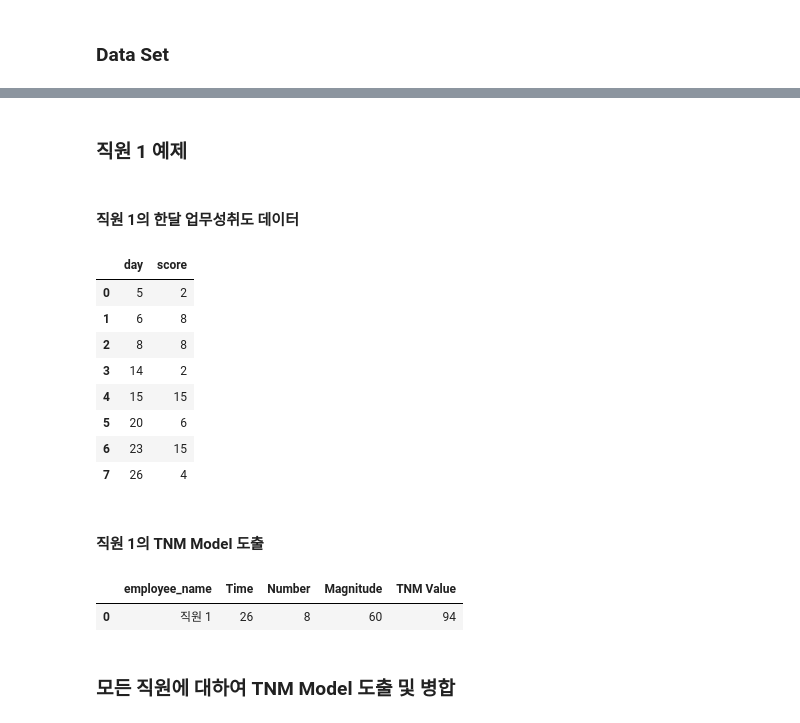
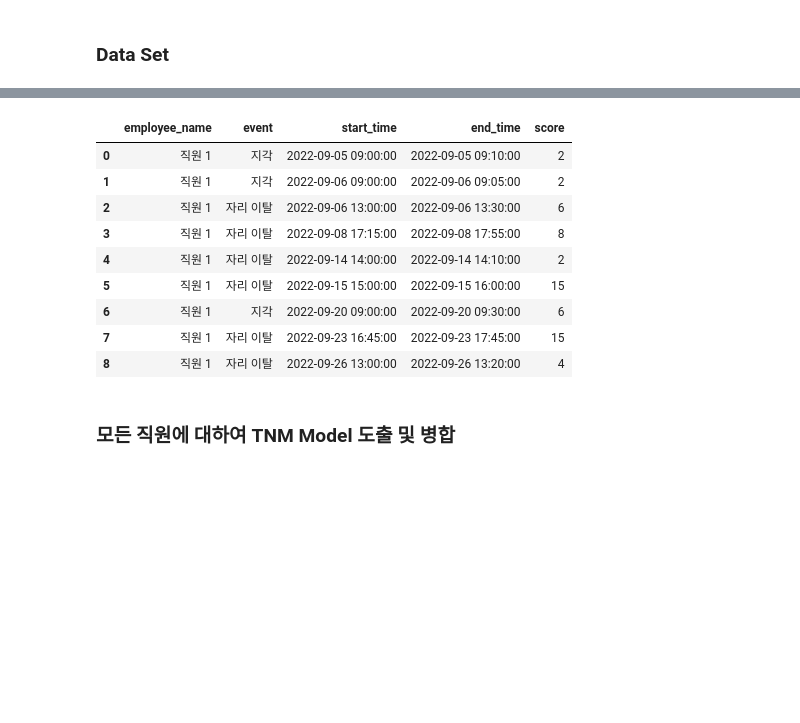
Before and after one commit to formegusto/RFM-for-HR, a Jupyter notebook: RFM-for-HR.ipynb, the cells around one changed output, grey strips where cells are left out. Saved outputs shown, nothing was run; the diff lists cells and outputs as text; code cells hidden in the pictures; blank space fills up the shorter version.

Commit message:
convert ts process

```diff
--- a/RFM-for-HR.ipynb
+++ b/RFM-for-HR.ipynb
@@ -32,55 +19,16 @@ datas_09.head()
-# %% [markdown]
-### 직원 1 예제
-# %% [markdown]
-#### 직원 1의 한달 업무성취도 데이터
-# %%
-emp_name = "직원 1"
-
-datas_emp = datas_09[datas_09['employee_name'] == emp_name].copy()
-
-# 시간단위 까지 나누어져 있는 개별 센싱을 날짜별로 그룹화
-datas_emp['day'] = datas_emp['start_time'].dt.day
-processing_datas_emp = datas_emp.groupby('day').sum()
-processing_datas_emp.reset_index(inplace=True)
-processing_datas_emp
-# %% [output]
-|  | day | score |
-| 0 | 5 | 2 |
-| 1 | 6 | 8 |
-| 2 | 8 | 8 |
-| 3 | 14 | 2 |
-| 4 | 15 | 15 |
-| 5 | 20 | 6 |
-| 6 | 23 | 15 |
-| 7 | 26 | 4 |
-# %% [markdown]
-#### 직원 1의 TNM Model 도출
-# %%
-# time, 날짜가 높을수록 가장 최근에 일어난 데이터
-time = processing_datas_emp['day'].max()
-
-# number, 해당 데이터의 행 길이가 한 달 동안 미달성 센싱이 발생한 횟수
-number = len(processing_datas_emp)
-
-# magnitude, 한 달동안 취득한 미달성 점수 총합
-magnitude = processing_datas_emp['score'].sum()
-
-# 가중치 설정
-time_weight = 1
-number_weight = 1
-magnitude_weight = 1
-TNM_value = (time * time_weight) + (number * number_weight) + \
-            (magnitude * magnitude_weight)
-
-TNMModel.append({
-    "employee_name": emp_name,
-    "Time": time,
-    "Number": number,
-    "Magnitude": magnitude,
-    "TNM Value": TNM_value
-}, ignore_index=True)
-# %% [output]
-|  | employee_name | Time | Number | Magnitude | TNM Value |
-| 0 | 직원 1 | 26 | 8 | 60 | 94 |
+# %%
+cal = Calender(9, "직원 1")
+cal.datas
+# %% [output]
+|  | employee_name | event | start_time | end_time | score |
+| 0 | 직원 1 | 지각 | 2022-09-05 09:00:00 | 2022-09-05 09:10:00 | 2 |
+| 1 | 직원 1 | 지각 | 2022-09-06 09:00:00 | 2022-09-06 09:05:00 | 2 |
+| 2 | 직원 1 | 자리 이탈 | 2022-09-06 13:00:00 | 2022-09-06 13:30:00 | 6 |
+| 3 | 직원 1 | 자리 이탈 | 2022-09-08 17:15:00 | 2022-09-08 17:55:00 | 8 |
+| 4 | 직원 1 | 자리 이탈 | 2022-09-14 14:00:00 | 2022-09-14 14:10:00 | 2 |
+| 5 | 직원 1 | 자리 이탈 | 2022-09-15 15:00:00 | 2022-09-15 16:00:00 | 15 |
+| 6 | 직원 1 | 지각 | 2022-09-20 09:00:00 | 2022-09-20 09:30:00 | 6 |
+| 7 | 직원 1 | 자리 이탈 | 2022-09-23 16:45:00 | 2022-09-23 17:45:00 | 15 |
+| 8 | 직원 1 | 자리 이탈 | 2022-09-26 13:00:00 | 2022-09-26 13:20:00 | 4 |
 # %% [markdown]
 ### 모든 직원에 대하여 TNM Model 도출 및 병합
```
Also changed, not shown: parts of 37 cells of this notebook, 5 other files.
